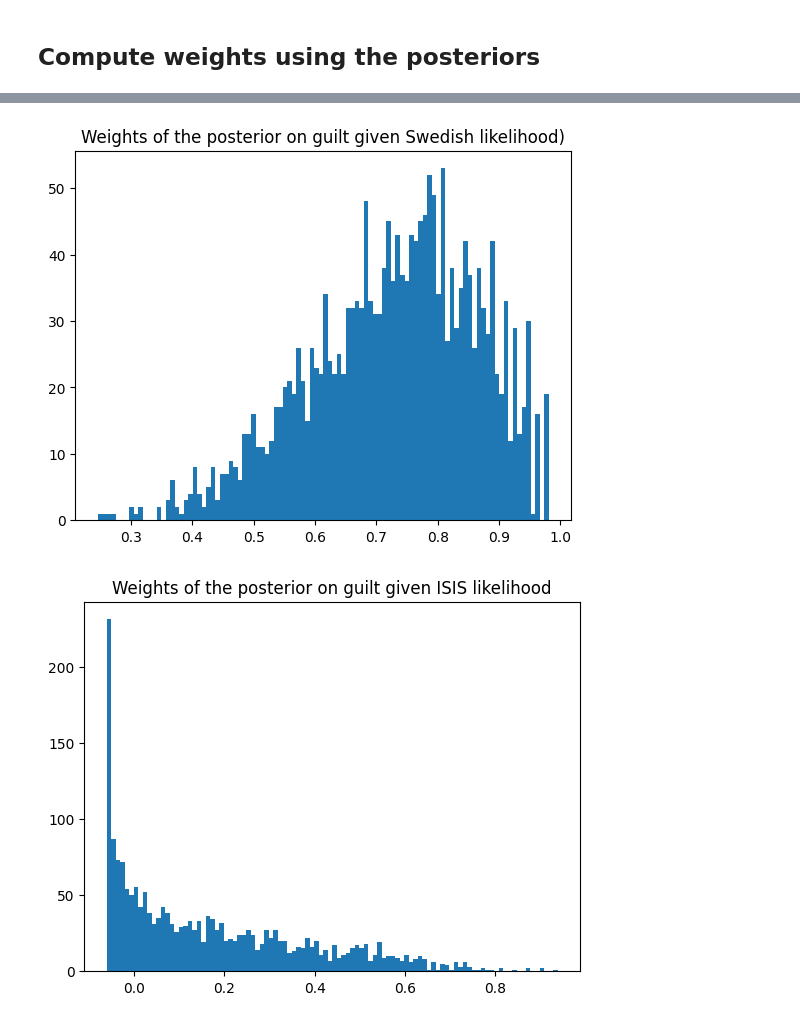
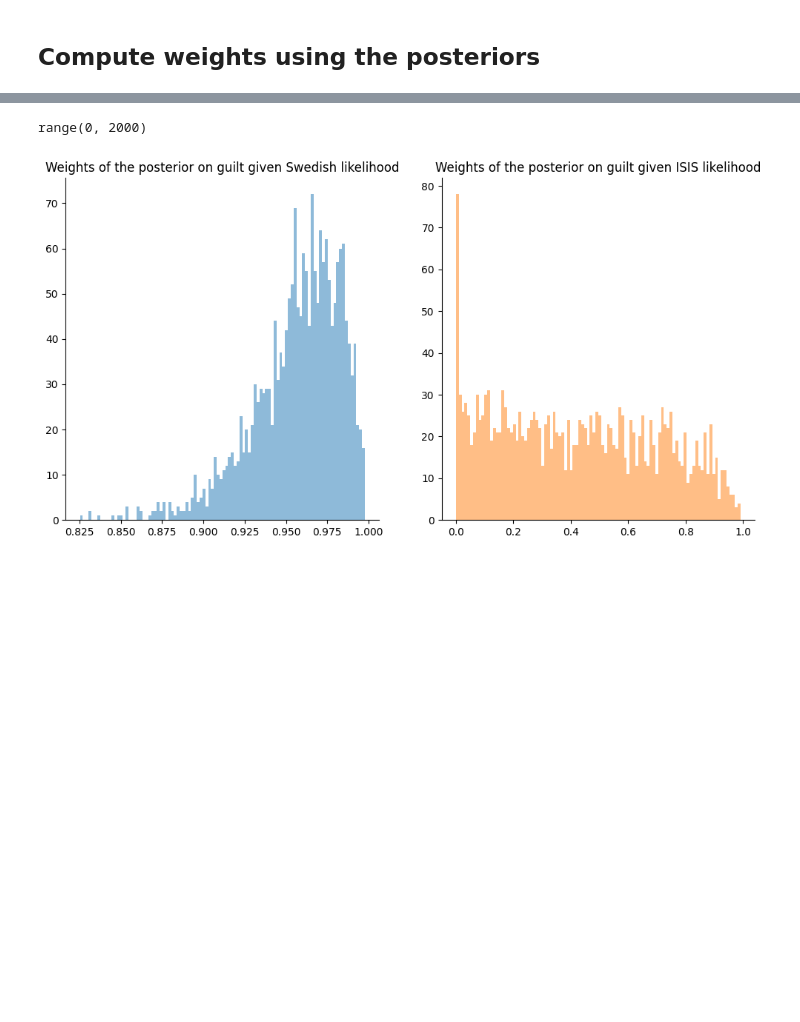
Before and after one commit to rfl-urbaniak/MRbook, a Jupyter notebook: docs/weight/missing_fingers.ipynb, the cells around one changed output, grey strips where cells are left out. Drawn from its saved outputs; the diff is of its cells as text; code cells hidden in the pictures; blank space fills up the shorter version.

Commit message:
batched weight calculations

```diff
--- a/docs/weight/missing_fingers.ipynb
+++ b/docs/weight/missing_fingers.ipynb
@@ -306,11 +272,39 @@ outcomes["isis_weights"] = isis_weights
+# %%
+print(range(bayesian_samples))
+sweden_posteriors_yes = outcomes["posterior_guilty_fingers_sweden"]
+sweden_posteriors_no = 1 - outcomes["posterior_guilty_fingers_sweden"]
+sweden_distros = torch.stack(
+    [sweden_posteriors_no, sweden_posteriors_yes], dim=1
+)
+assert sweden_distros.shape == (bayesian_samples, 2)
+assert torch.allclose(sweden_distros.sum(dim = -1), torch.tensor(1.))
+
+sweden_weights = pot.weight(sweden_distros)
+
+outcomes["sweden_weights"] = sweden_weights
+# %% [output]
+range(0, 2000)
+# %%
+
+isis_posteriors_yes = outcomes["posterior_guilty_fingers_isis"]
+isis_posteriors_no = 1 - outcomes["posterior_guilty_fingers_isis"]
+isis_distros = torch.stack([isis_posteriors_no, isis_posteriors_yes], dim=1)
+assert isis_distros.shape == (bayesian_samples, 2)
+assert torch.allclose(isis_distros.sum(dim = -1), torch.tensor(1.))
+isis_weights = pot.weight(isis_distros)
+
+outcomes["isis_weights"] = isis_weights
 # %%
-plt.hist(bayesian_samples["sweden_weights"], bins=100)
-plt.title(f"Weights of the posterior on guilt given Swedish likelihood)")
-plt.show()
+fig, ax = plt.subplots(1, 2, figsize=(12, 6))
 
-plt.hist(bayesian_samples["isis_weights"], bins=100)
-plt.title(f"Weights of the posterior on guilt given ISIS likelihood")
-plt.show()
+
+cmap = colormaps[40]
+
+ax[0].hist(outcomes["sweden_weights"], bins=100, color="C0", alpha=0.5)
+ax[0].set_title(f"Weights of the posterior on guilt given Swedish likelihood")
+ax[1].hist(outcomes["isis_weights"], bins=100, color="C1", alpha=0.5)
+ax[1].set_title(f"Weights of the posterior on guilt given ISIS likelihood")
+sns.despine()
+fig.show()
 # %% [output]
-[figure, old version]
+[figure, new version]
-[figure, removed]
```
Also changed, not shown: parts of 8 cells of this notebook, 5 other files.
